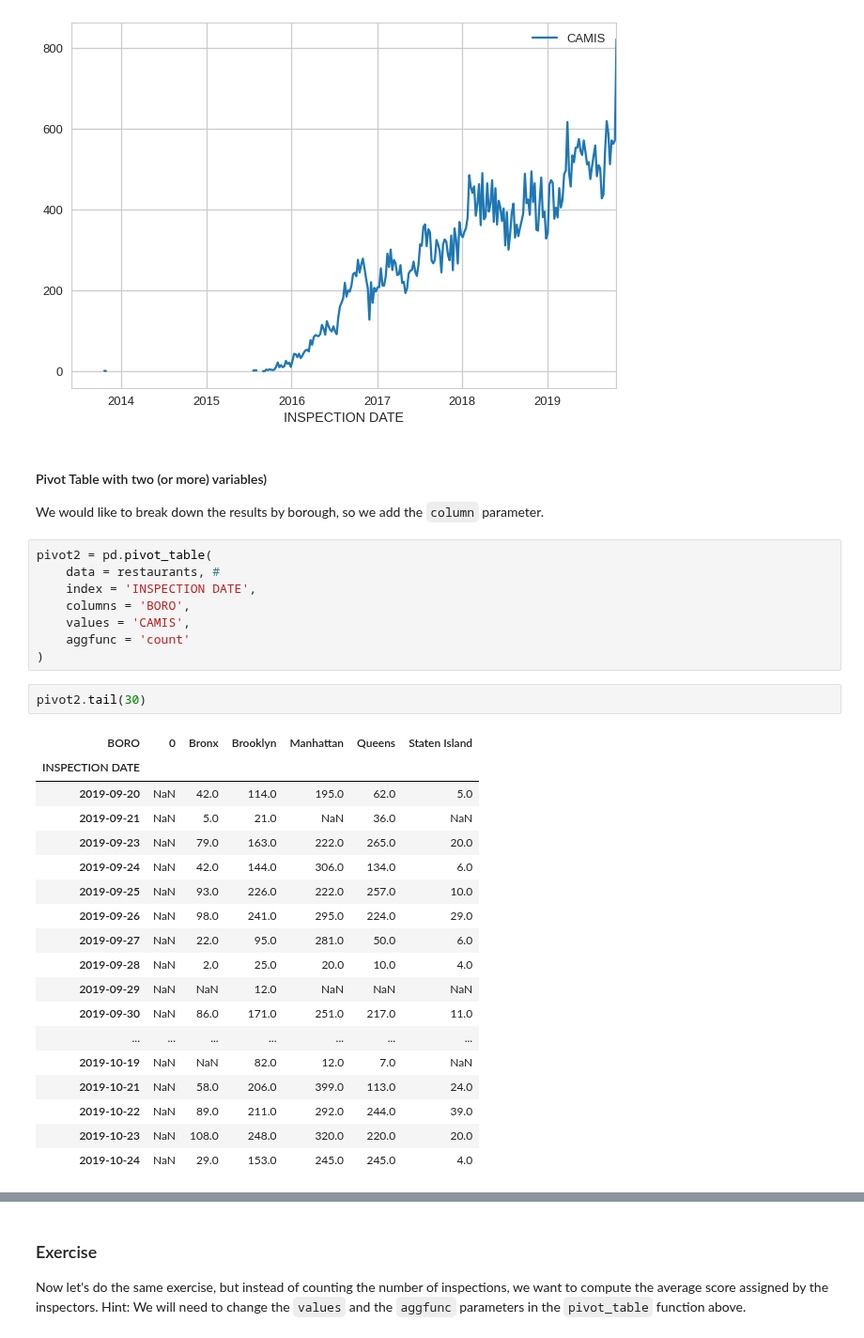
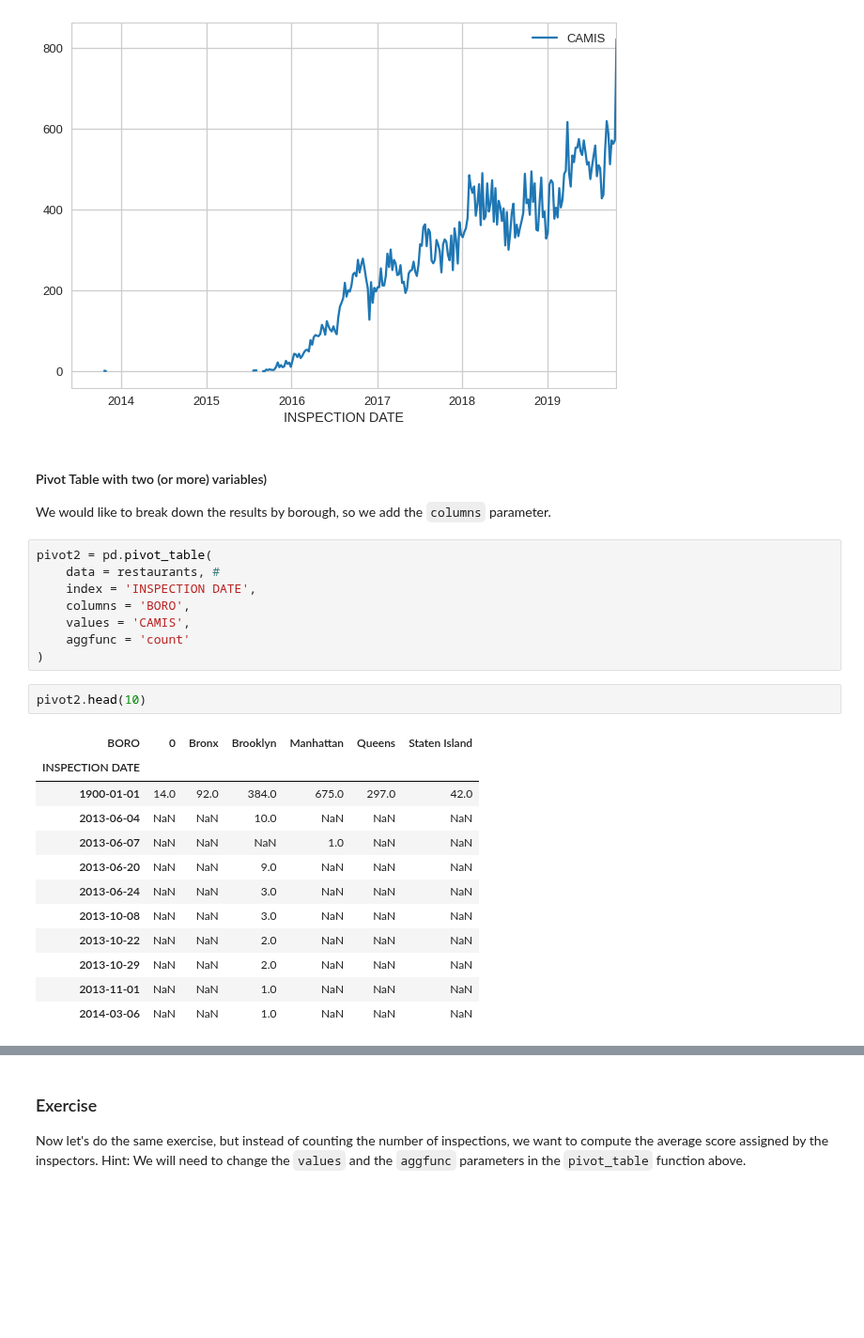
Before and after one commit to nhwhite212/DealingwithDataSpring2021, a Jupyter notebook: 6-Pandas/A-Introduction_to_Pandas.ipynb, the cells around one changed output, grey strips where cells are left out. Shown at 94% size. Saved outputs shown, nothing was run; the diff lists cells and outputs as text; blank space fills up the shorter version.

```diff
--- a/6-Pandas/A-Introduction_to_Pandas.ipynb
+++ b/6-Pandas/A-Introduction_to_Pandas.ipynb
@@ -539,7 +541,7 @@ pivot.resample('7D').mean().plot()
 # %% [markdown]
 #### Pivot Table with two (or more) variables)
 
-We would like to break down the results by borough, so we add the `column` parameter.
+We would like to break down the results by borough, so we add the `columns` parameter.
 # %%
 pivot2 = pd.pivot_table(
     data = restaurants, #
@@ -548,27 +550,21 @@ pivot2 = pd.pivot_table(
     values = 'CAMIS',
     aggfunc = 'count'
 )
-# %%
-pivot2.tail(30)
-# %% [output]
-| BORO | 0 | Bronx | Brooklyn | Manhattan | Queens | Staten Island |
-| INSPECTION DATE |  |  |  |  |  |  |
-| 2019-09-20 | NaN | 42.0 | 114.0 | 195.0 | 62.0 | 5.0 |
-| 2019-09-21 | NaN | 5.0 | 21.0 | NaN | 36.0 | NaN |
-| 2019-09-23 | NaN | 79.0 | 163.0 | 222.0 | 265.0 | 20.0 |
-| 2019-09-24 | NaN | 42.0 | 144.0 | 306.0 | 134.0 | 6.0 |
-| 2019-09-25 | NaN | 93.0 | 226.0 | 222.0 | 257.0 | 10.0 |
-| 2019-09-26 | NaN | 98.0 | 241.0 | 295.0 | 224.0 | 29.0 |
-| 2019-09-27 | NaN | 22.0 | 95.0 | 281.0 | 50.0 | 6.0 |
-| 2019-09-28 | NaN | 2.0 | 25.0 | 20.0 | 10.0 | 4.0 |
-| 2019-09-29 | NaN | NaN | 12.0 | NaN | NaN | NaN |
-| 2019-09-30 | NaN | 86.0 | 171.0 | 251.0 | 217.0 | 11.0 |
-| ... | ... | ... | ... | ... | ... | ... |
-| 2019-10-19 | NaN | NaN | 82.0 | 12.0 | 7.0 | NaN |
-| 2019-10-21 | NaN | 58.0 | 206.0 | 399.0 | 113.0 | 24.0 |
-| 2019-10-22 | NaN | 89.0 | 211.0 | 292.0 | 244.0 | 39.0 |
-| 2019-10-23 | NaN | 108.0 | 248.0 | 320.0 | 220.0 | 20.0 |
-| 2019-10-24 | NaN | 29.0 | 153.0 | 245.0 | 245.0 | 4.0 |
+# %%
+pivot2.head(10)
+# %% [output]
+| BORO | 0 | Bronx | Brooklyn | Manhattan | Queens | Staten Island |
+| INSPECTION DATE |  |  |  |  |  |  |
+| 1900-01-01 | 14.0 | 92.0 | 384.0 | 675.0 | 297.0 | 42.0 |
+| 2013-06-04 | NaN | NaN | 10.0 | NaN | NaN | NaN |
+| 2013-06-07 | NaN | NaN | NaN | 1.0 | NaN | NaN |
+| 2013-06-20 | NaN | NaN | 9.0 | NaN | NaN | NaN |
+| 2013-06-24 | NaN | NaN | 3.0 | NaN | NaN | NaN |
+| 2013-10-08 | NaN | NaN | 3.0 | NaN | NaN | NaN |
+| 2013-10-22 | NaN | NaN | 2.0 | NaN | NaN | NaN |
+| 2013-10-29 | NaN | NaN | 2.0 | NaN | NaN | NaN |
+| 2013-11-01 | NaN | NaN | 1.0 | NaN | NaN | NaN |
+| 2014-03-06 | NaN | NaN | 1.0 | NaN | NaN | NaN |
 # %% [markdown]
 ##### Deleting rows and columns
 
```
Also changed, not shown: parts of 18 cells of this notebook.
